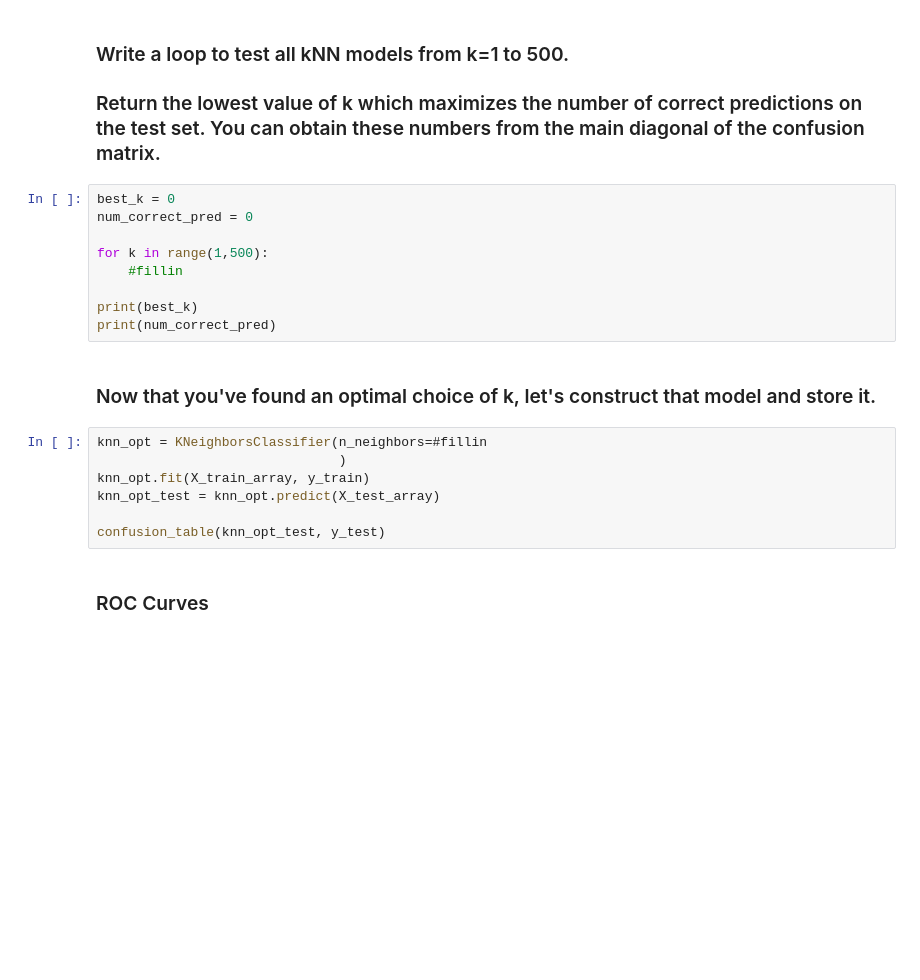
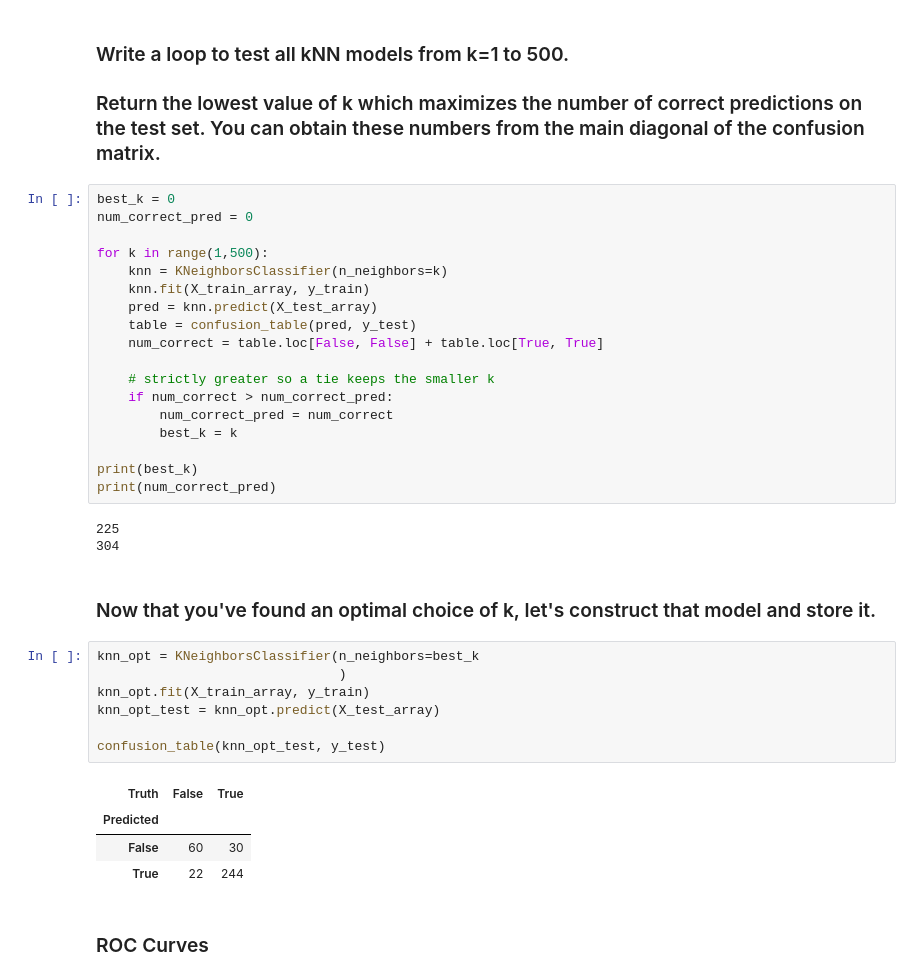
Before and after one commit to andyv-0117/code_2600, a Jupyter notebook: mod06_classification.ipynb, the cells around one changed output. Cells and saved outputs as stored; diff of their text form; blank space fills up the shorter version.

```diff
--- a/mod06_classification.ipynb
+++ b/mod06_classification.ipynb
@@ -313,19 +344,36 @@ best_k = 0
 num_correct_pred = 0
 
 for k in range(1,500):
-    #fillin
+    knn = KNeighborsClassifier(n_neighbors=k)
+    knn.fit(X_train_array, y_train)
+    pred = knn.predict(X_test_array)
+    table = confusion_table(pred, y_test)
+    num_correct = table.loc[False, False] + table.loc[True, True]
+
+    # strictly greater so a tie keeps the smaller k
+    if num_correct > num_correct_pred:
+        num_correct_pred = num_correct
+        best_k = k
 
 print(best_k)
 print(num_correct_pred)
+# %% [output]
+225
+304
 # %% [markdown]
 ### Now that you've found an optimal choice of k, let's construct that model and store it.
 # %%
-knn_opt = KNeighborsClassifier(n_neighbors=#fillin
+knn_opt = KNeighborsClassifier(n_neighbors=best_k
                                )
 knn_opt.fit(X_train_array, y_train)
 knn_opt_test = knn_opt.predict(X_test_array)
 
 confusion_table(knn_opt_test, y_test)
+# %% [output]
+| Truth | False | True |
+| Predicted |  |  |
+| False | 60 | 30 |
+| True | 22 | 244 |
 # %% [markdown]
 ### ROC Curves
 # %%
```
Also changed, not shown: parts of 10 cells of this notebook.
